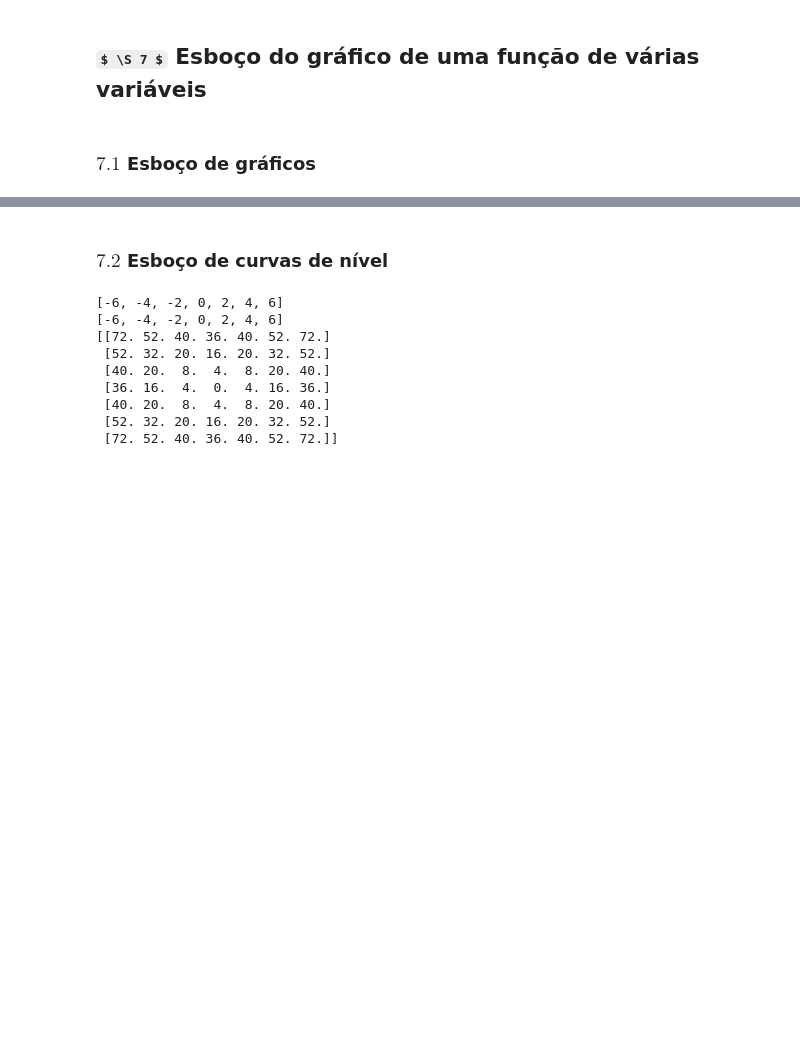
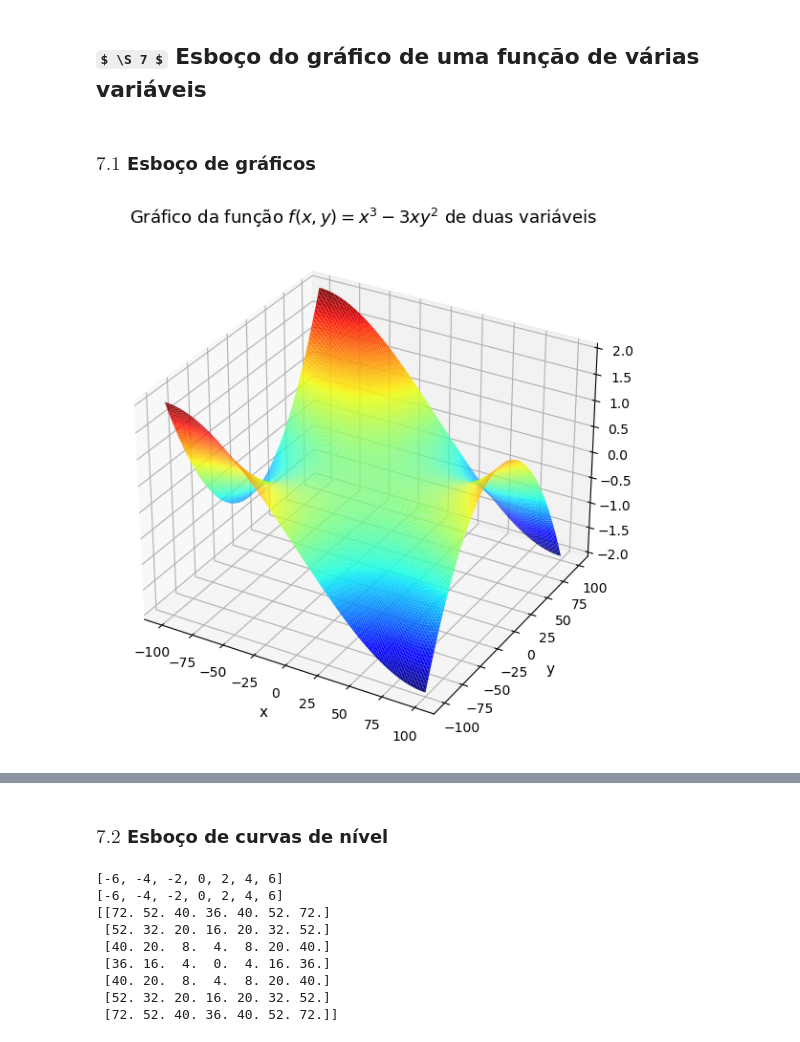
Before and after one commit to pzuehlke/Numerical-Methods, a Jupyter notebook: 2-zeros_de_funcoes/2-1_zeros_de_funcoes.ipynb, the cells around one changed output, grey strips where cells are left out. Drawn from its saved outputs; the diff is of its cells as text; code cells hidden in the pictures; some formulas as TeX source; blank space fills up the shorter version.

```diff
--- a/2-zeros_de_funcoes/2-1_zeros_de_funcoes.ipynb
+++ b/2-zeros_de_funcoes/2-1_zeros_de_funcoes.ipynb
@@ -396,20 +396,22 @@ _Solução:_
 # %%
 import matplotlib.pyplot as plt
 import numpy as np
 from mpl_toolkits.mplot3d import Axes3D
 f = lambda x, y: x**3 - 3 * x * y**2
-x = np.linspace(-100, 100, 100)
-y = np.linspace(-100, 100, 100)
+x = np.linspace(-100, 100, 200)
+y = np.linspace(-100, 100, 200)
 X, Y = np.meshgrid(x, y)
 Z = f(X,Y)
 fig = plt.figure(figsize = (10,7))
 ax = plt.axes(projection='3d')
 ax.plot_surface(X, Y, Z, rstride=1, cstride=1, cmap='jet', edgecolor='none')
 ax.set_title("Gráfico da função $ f(x, y) = x^3 - 3xy^2 $ de duas variáveis", fontsize = 13)
 ax.set_xlabel('x', fontsize = 11)
 ax.set_ylabel('y', fontsize = 11)
 ax.set_zlabel('z', fontsize = 10)
 plt.show()
+# %% [output]
+[figure, added]
 # %% [markdown]
 ![Exemplo de gráfico de função de duas variáveis](fig_2-1_exemplo_2.png "Exemplo de gráfico de função de duas variáveis")
 # %% [markdown]
```
Also changed, not shown: parts of 1 cell of this notebook, 8 other files.
